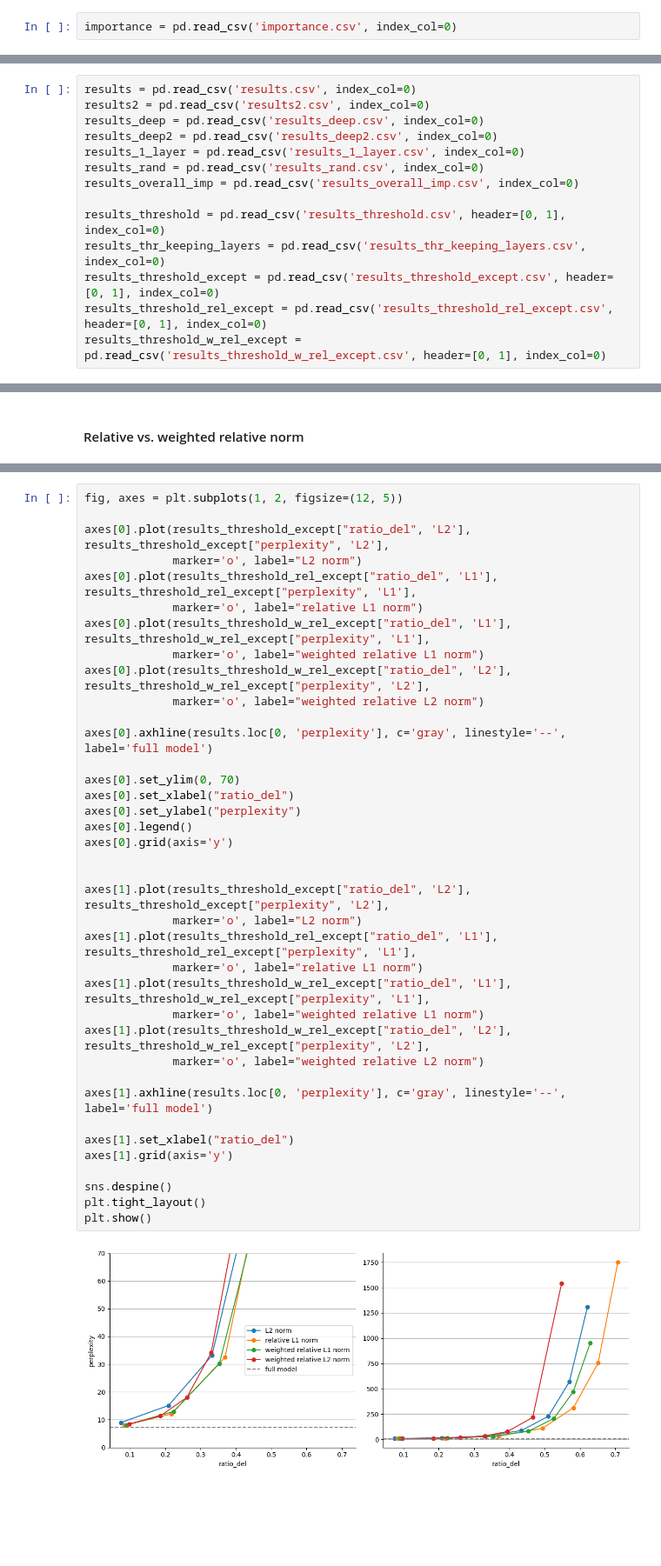
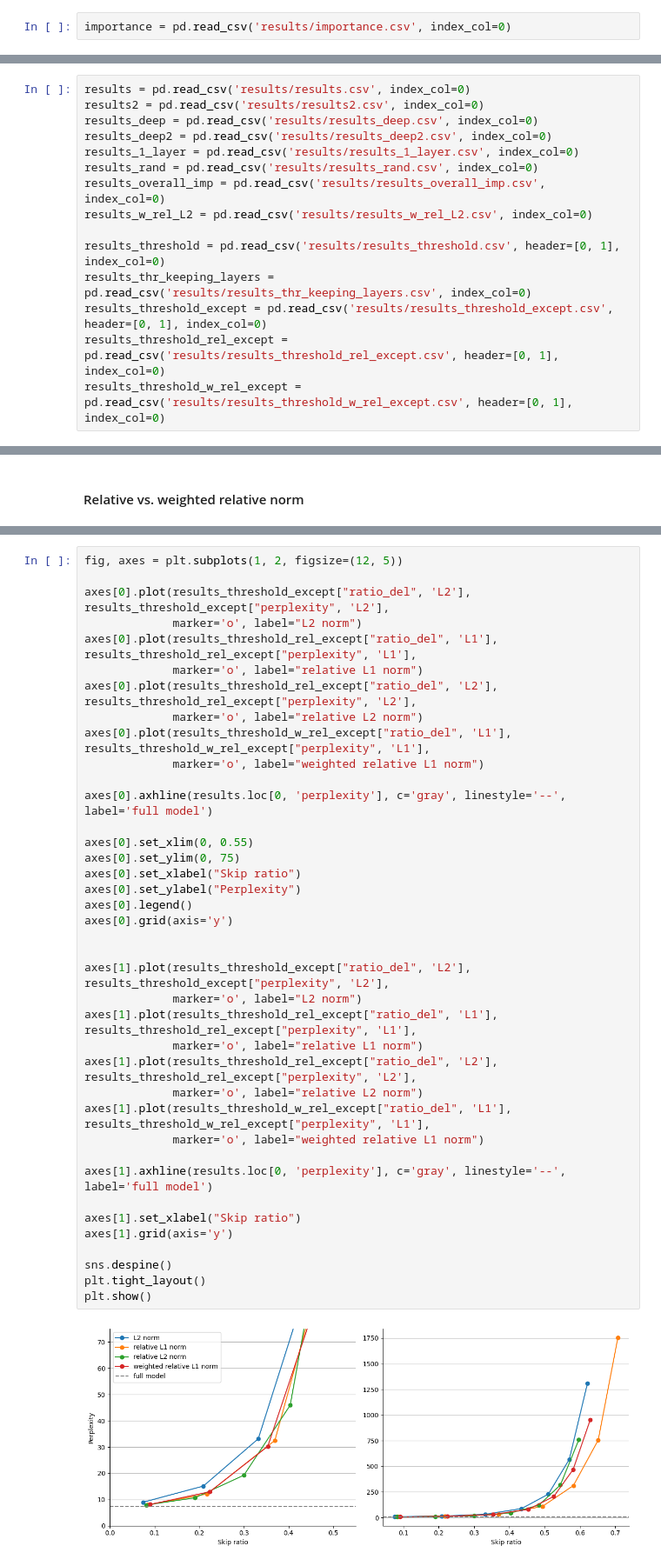
Before and after one commit to chutnakova5/Adaptive-layer-skipping, a Jupyter notebook: dp_importance.ipynb, the cells around one changed output, grey strips where cells are left out. Shown at 87% size. Saved outputs shown, nothing was run; the diff lists cells and outputs as text; blank space fills up the shorter version.

```diff
--- a/dp_importance.ipynb
+++ b/dp_importance.ipynb
@@ -74,7 +80,7 @@ ts torch.Size([1, 2565857])
 # %% [markdown]
 ## Stored results
 # %%
-importance = pd.read_csv('importance.csv', index_col=0)
+importance = pd.read_csv('results/importance.csv', index_col=0)
 # %%
 for i, layer in enumerate(model.model.layers):
     mlp = layer.mlp
@@ -105,19 +111,20 @@ for i, layer in enumerate(model.model.layers):
     mlp.rel_norms_L2 = torch.tensor(rel_norms_L2.iloc[:, i])
     mlp.rel_norms_max = torch.tensor(rel_norms_max.iloc[:, i])
 # %%
-results = pd.read_csv('results.csv', index_col=0)
-results2 = pd.read_csv('results2.csv', index_col=0)
-results_deep = pd.read_csv('results_deep.csv', index_col=0)
-results_deep2 = pd.read_csv('results_deep2.csv', index_col=0)
-results_1_layer = pd.read_csv('results_1_layer.csv', index_col=0)
-results_rand = pd.read_csv('results_rand.csv', index_col=0)
-results_overall_imp = pd.read_csv('results_overall_imp.csv', index_col=0)
+results = pd.read_csv('results/results.csv', index_col=0)
+results2 = pd.read_csv('results/results2.csv', index_col=0)
+results_deep = pd.read_csv('results/results_deep.csv', index_col=0)
+results_deep2 = pd.read_csv('results/results_deep2.csv', index_col=0)
+results_1_layer = pd.read_csv('results/results_1_layer.csv', index_col=0)
+results_rand = pd.read_csv('results/results_rand.csv', index_col=0)
+results_overall_imp = pd.read_csv('results/results_overall_imp.csv', index_col=0)
+results_w_rel_L2 = pd.read_csv('results/results_w_rel_L2.csv', index_col=0)
 
-results_threshold = pd.read_csv('results_threshold.csv', header=[0, 1], index_col=0)
-results_thr_keeping_layers = pd.read_csv('results_thr_keeping_layers.csv', index_col=0)
-results_threshold_except = pd.read_csv('results_threshold_except.csv', header=[0, 1], index_col=0)
-results_threshold_rel_except = pd.read_csv('results_threshold_rel_except.csv', header=[0, 1], index_col=0)
-results_threshold_w_rel_except = pd.read_csv('results_threshold_w_rel_except.csv', header=[0, 1], index_col=0)
+results_threshold = pd.read_csv('results/results_threshold.csv', header=[0, 1], index_col=0)
+results_thr_keeping_layers = pd.read_csv('results/results_thr_keeping_layers.csv', index_col=0)
+results_threshold_except = pd.read_csv('results/results_threshold_except.csv', header=[0, 1], index_col=0)
+results_threshold_rel_except = pd.read_csv('results/results_threshold_rel_except.csv', header=[0, 1], index_col=0)
+results_threshold_w_rel_except = pd.read_csv('results/results_threshold_w_rel_except.csv', header=[0, 1], index_col=0)
 # %% [markdown]
 ---
 # Compute neuron importance based on gradients
@@ -1763,39 +1820,40 @@ plt.show()
 fig, axes = plt.subplots(1, 2, figsize=(12, 5))
 
 axes[0].plot(results_threshold_except["ratio_del", 'L2'], results_threshold_except["perplexity", 'L2'],
              marker='o', label="L2 norm")
 axes[0].plot(results_threshold_rel_except["ratio_del", 'L1'], results_threshold_rel_except["perplexity", 'L1'],
              marker='o', label="relative L1 norm")
+axes[0].plot(results_threshold_rel_except["ratio_del", 'L2'], results_threshold_rel_except["perplexity", 'L2'],
+             marker='o', label="relative L2 norm")
 axes[0].plot(results_threshold_w_rel_except["ratio_del", 'L1'], results_threshold_w_rel_except["perplexity", 'L1'],
              marker='o', label="weighted relative L1 norm")
-axes[0].plot(results_threshold_w_rel_except["ratio_del", 'L2'], results_threshold_w_rel_except["perplexity", 'L2'],
-             marker='o', label="weighted relative L2 norm")
 
 axes[0].axhline(results.loc[0, 'perplexity'], c='gray', linestyle='--', label='full model')
 
-axes[0].set_ylim(0, 70)
-axes[0].set_xlabel("ratio_del")
-axes[0].set_ylabel("perplexity")
+axes[0].set_xlim(0, 0.55)
+axes[0].set_ylim(0, 75)
+axes[0].set_xlabel("Skip ratio")
+axes[0].set_ylabel("Perplexity")
 axes[0].legend()
 axes[0].grid(axis='y')
 
 
 axes[1].plot(results_threshold_except["ratio_del", 'L2'], results_threshold_except["perplexity", 'L2'],
              marker='o', label="L2 norm")
 axes[1].plot(results_threshold_rel_except["ratio_del", 'L1'], results_threshold_rel_except["perplexity", 'L1'],
              marker='o', label="relative L1 norm")
+axes[1].plot(results_threshold_rel_except["ratio_del", 'L2'], results_threshold_rel_except["perplexity", 'L2'],
+             marker='o', label="relative L2 norm")
 axes[1].plot(results_threshold_w_rel_except["ratio_del", 'L1'], results_threshold_w_rel_except["perplexity", 'L1'],
              marker='o', label="weighted relative L1 norm")
-axes[1].plot(results_threshold_w_rel_except["ratio_del", 'L2'], results_threshold_w_rel_except["perplexity", 'L2'],
-             marker='o', label="weighted relative L2 norm")
 
 axes[1].axhline(results.loc[0, 'perplexity'], c='gray', linestyle='--', label='full model')
 
-axes[1].set_xlabel("ratio_del")
+axes[1].set_xlabel("Skip ratio")
 axes[1].grid(axis='y')
 
 sns.despine()
 plt.tight_layout()
 plt.show()
 # %% [output]
-[figure, old version]
+[figure, new version]
```
Also changed, not shown: parts of 6 cells of this notebook, 1 other file.
